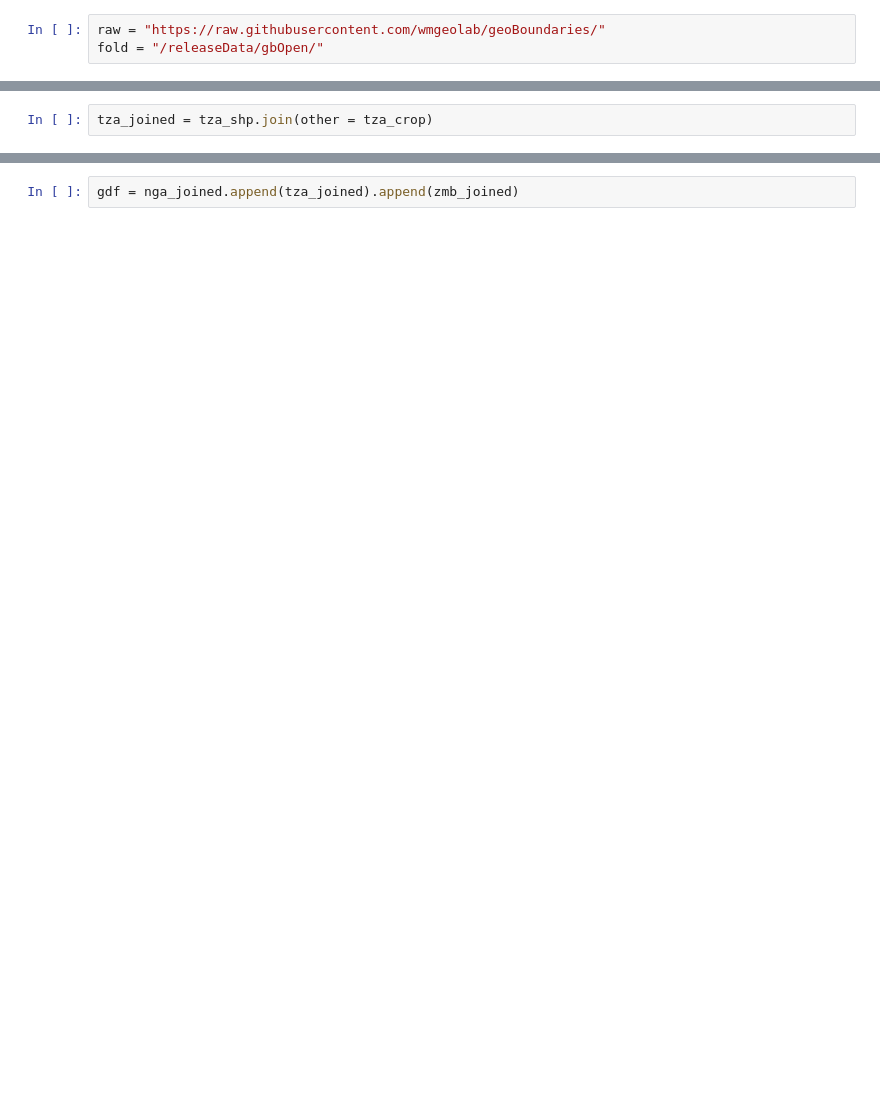
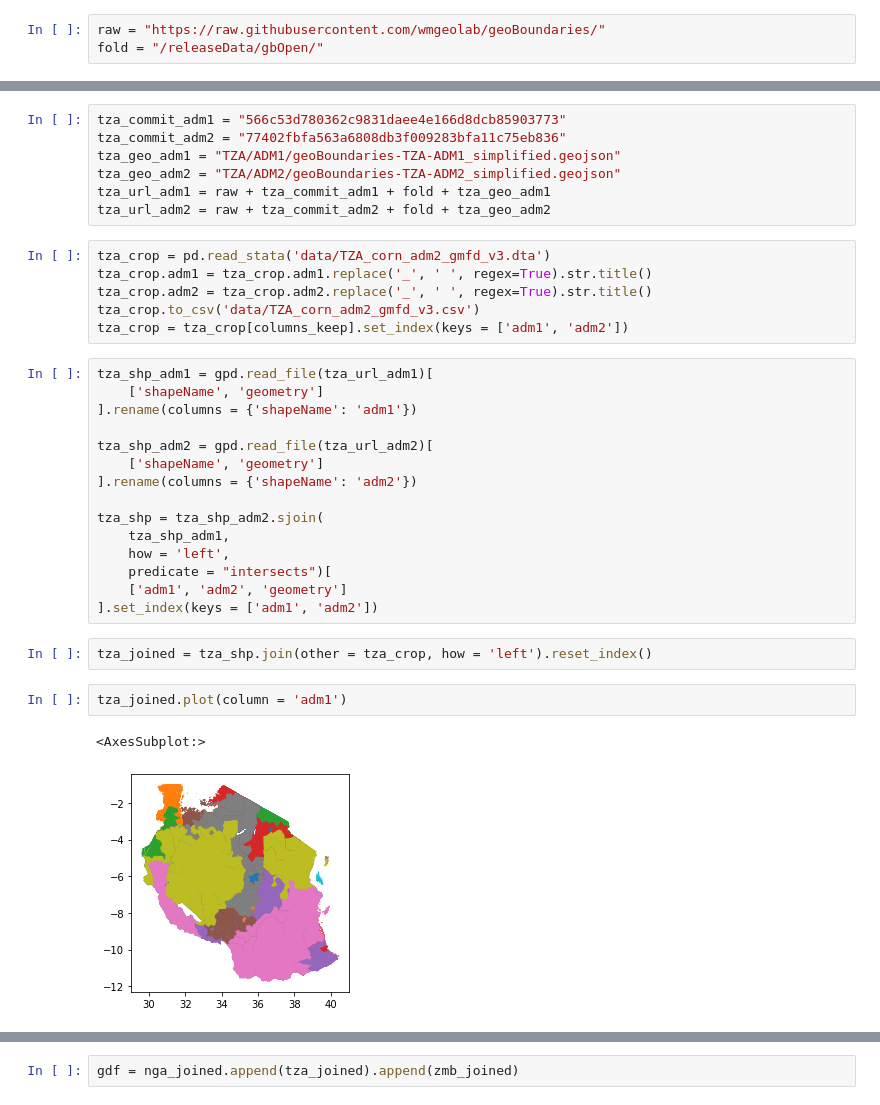
Before and after one commit to gracelewin/data_exploration, a Jupyter notebook: country_data.ipynb, the cells around one changed output, grey strips where cells are left out. Drawn from its saved outputs; the diff is of its cells as text; blank space fills up the shorter version.

```diff
--- a/country_data.ipynb
+++ b/country_data.ipynb
@@ -37,2 +63,35 @@ nga_joined = nga_shp.join(other = nga_crop)
+# %%
+tza_commit_adm1 = "566c53d780362c9831daee4e166d8dcb85903773"
+tza_commit_adm2 = "77402fbfa563a6808db3f009283bfa11c75eb836"
+tza_geo_adm1 = "TZA/ADM1/geoBoundaries-TZA-ADM1_simplified.geojson"
+tza_geo_adm2 = "TZA/ADM2/geoBoundaries-TZA-ADM2_simplified.geojson"
+tza_url_adm1 = raw + tza_commit_adm1 + fold + tza_geo_adm1
+tza_url_adm2 = raw + tza_commit_adm2 + fold + tza_geo_adm2
+# %%
+tza_crop = pd.read_stata('data/TZA_corn_adm2_gmfd_v3.dta')
+tza_crop.adm1 = tza_crop.adm1.replace('_', ' ', regex=True).str.title()
+tza_crop.adm2 = tza_crop.adm2.replace('_', ' ', regex=True).str.title()
+tza_crop.to_csv('data/TZA_corn_adm2_gmfd_v3.csv')
+tza_crop = tza_crop[columns_keep].set_index(keys = ['adm1', 'adm2'])
+# %%
+tza_shp_adm1 = gpd.read_file(tza_url_adm1)[
+    ['shapeName', 'geometry']
+].rename(columns = {'shapeName': 'adm1'})
+
+tza_shp_adm2 = gpd.read_file(tza_url_adm2)[
+    ['shapeName', 'geometry']
+].rename(columns = {'shapeName': 'adm2'})
+
+tza_shp = tza_shp_adm2.sjoin(
+    tza_shp_adm1,
+    how = 'left',
+    predicate = "intersects")[
+    ['adm1', 'adm2', 'geometry']
+].set_index(keys = ['adm1', 'adm2'])
 # %%
-tza_joined = tza_shp.join(other = tza_crop)
+tza_joined = tza_shp.join(other = tza_crop, how = 'left').reset_index()
+# %%
+tza_joined.plot(column = 'adm1')
+# %% [output]
+<AxesSubplot:>
+[figure, added]
```
Also changed, not shown: parts of 32 cells of this notebook.
